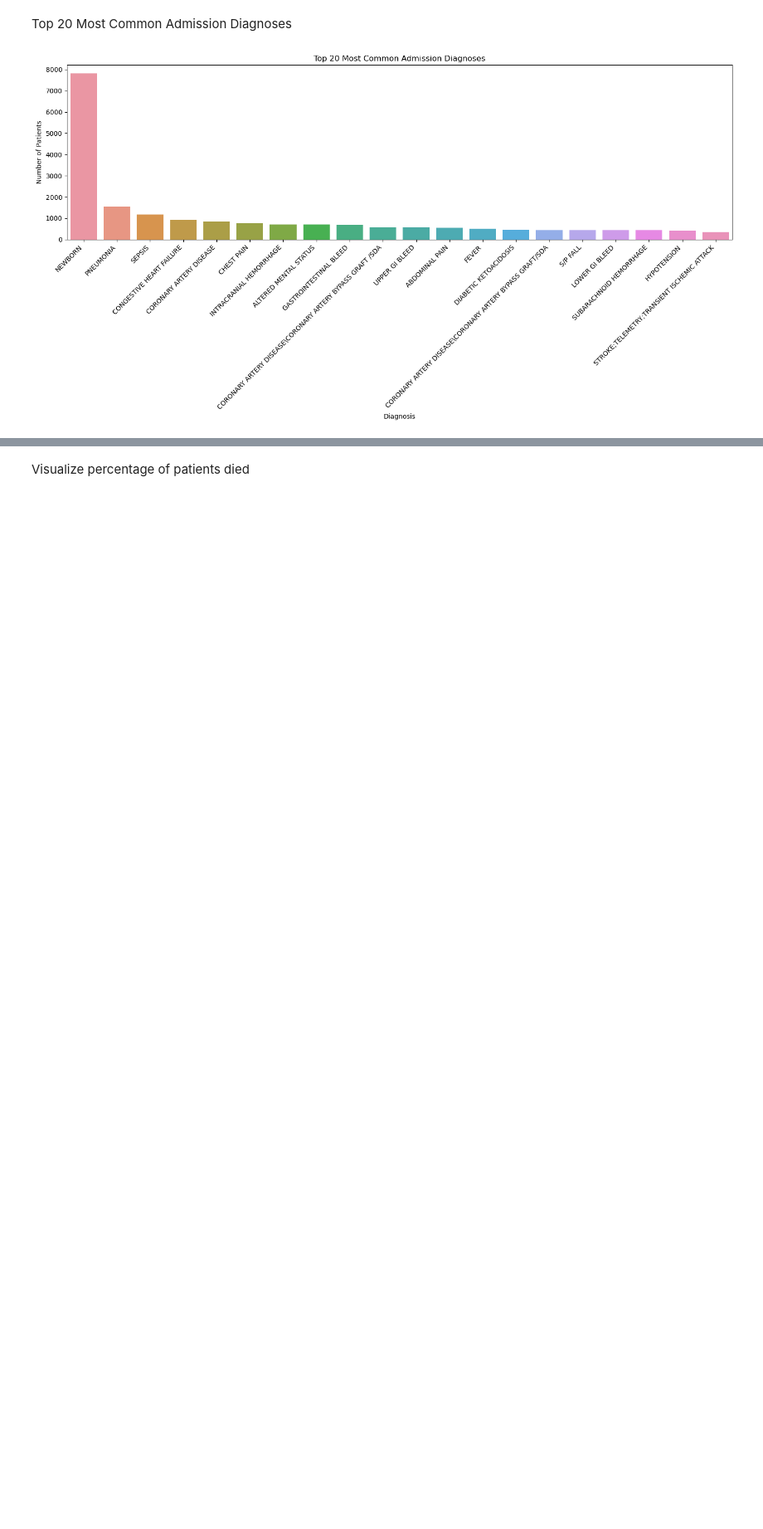
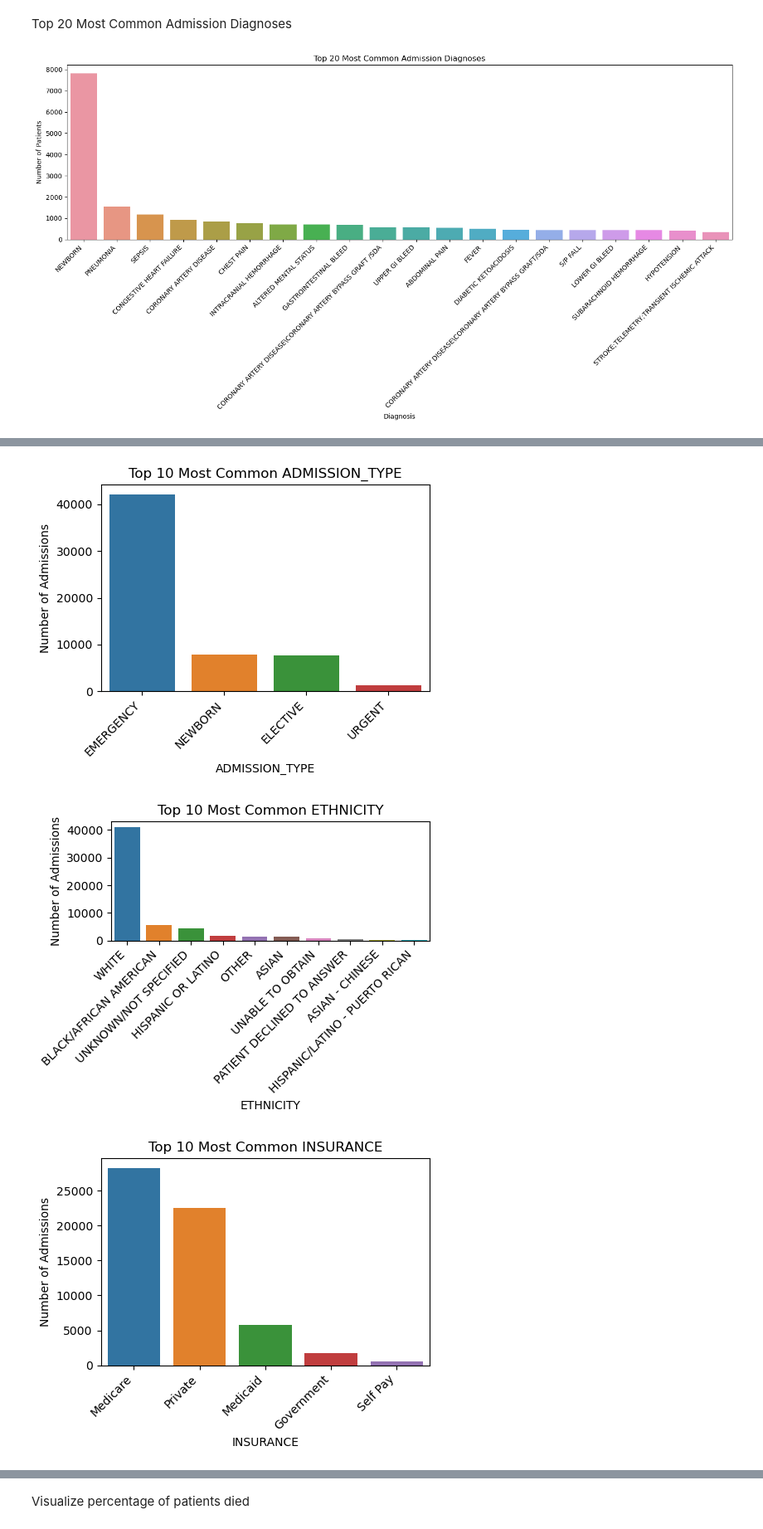
Before and after one commit to jiaminho/RPH-HAC-Prediction, a Jupyter notebook: HAC.ipynb, the cells around one changed output, grey strips where cells are left out. Shown at 83% size. Drawn from its saved outputs; the diff is of its cells as text; code cells hidden in the pictures; blank space fills up the shorter version.

```diff
--- a/HAC.ipynb
+++ b/HAC.ipynb
@@ -98,0 +189,7 @@ for column in ['RELIGION', 'MARITAL_STATUS', 'ETHNICITY']:
+# %%
+for column in ['ADMISSION_TYPE', 'ETHNICITY', 'INSURANCE', 'LANGUAGE', ]:
+    plot_vertical_categorical_data(column, df=admissions, top_n=10)
+# %% [output]
+[figure, added]
+[figure, added]
+[figure, added]
```
Also changed, not shown: parts of 110 cells of this notebook.
